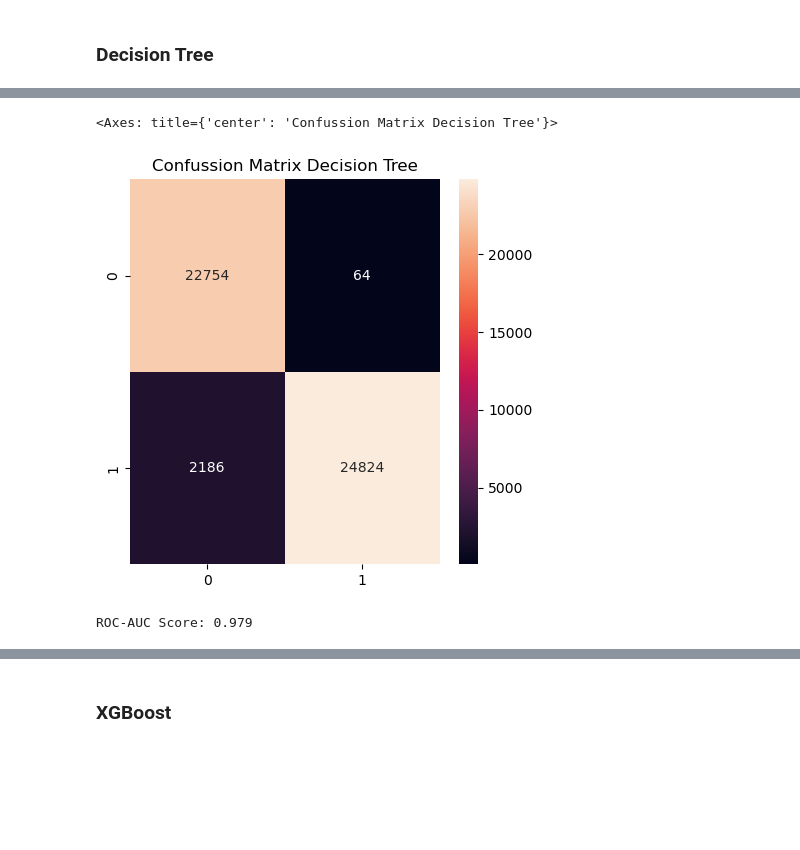
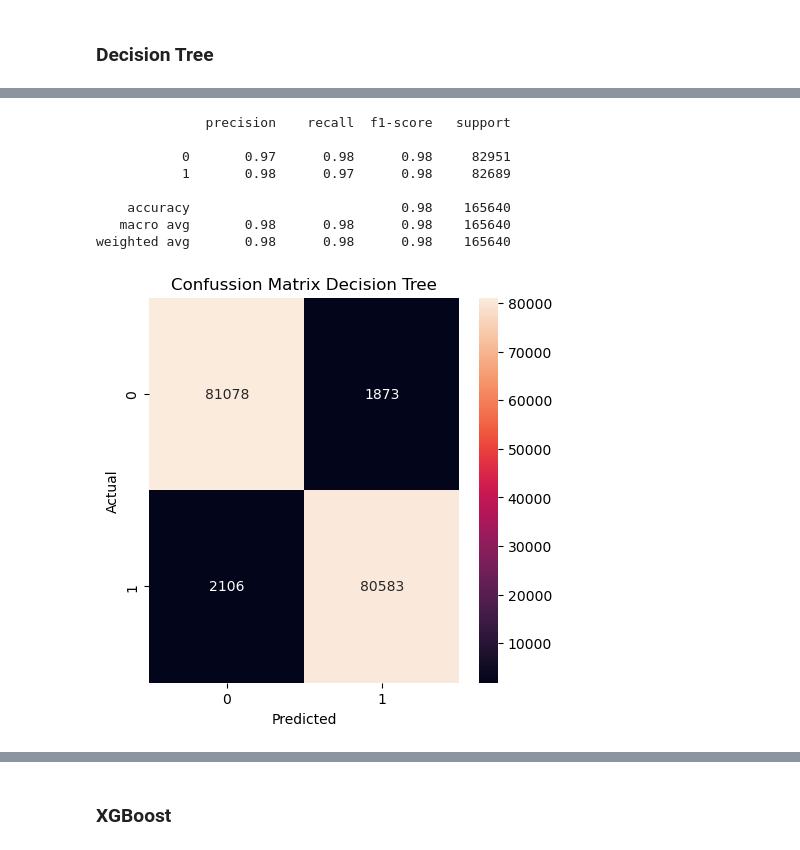
Before and after one commit to HafiizhTH/credit-risk-prediction, a Jupyter notebook: Model.ipynb, the cells around one changed output, grey strips where cells are left out. Drawn from its saved outputs; the diff is of its cells as text; code cells hidden in the pictures; blank space fills up the shorter version.

```diff
--- a/Model.ipynb
+++ b/Model.ipynb
@@ -626,6 +656,6 @@ Deskripsi:
 ### Logistic Regression
 # %%
 # Logistic Regression Model
-LR = LogisticRegression(max_iter=50)
-LR.fit(X_train, y_train)
+lr = LogisticRegression()
+lr.fit(X_train, y_train)
 # %% [output]
@@ -700,14 +707,6 @@ Standard Deviation: 0.0026127254017404254
 # %% [markdown]
 ### Random Forest
 # %%
-RF = RandomForestClassifier(max_depth=10, n_estimators=50)
-RF.fit(X_train, y_train)
-
-# Predicting
-y_pred_RF = RF.predict(X_test)
-
-# Classification report
-target_names = ['bad loan', 'good loan']
-print('Classification_Report:')
-print(classification_report(y_test, y_pred_RF, digits=3, target_names = target_names))
+rf = RandomForestClassifier(random_state=10)
+rf.fit(X_train, y_train)
 # %% [output]
@@ -783,14 +759,6 @@ Standard Deviation: 0.0009815900083582326
 ### Decision Tree
 # %%
 # Decision Tree Training Model After Oversampling
-DT = DecisionTreeClassifier(max_depth=10)
-DT.fit(X_train, y_train)
-
-#predicting
-y_pred_DT = DT.predict(X_test)
-
-#classification report
-target_names = ['bad loan', 'good loan']
-print('Classification_Report:')
-print(classification_report(y_test, y_pred_DT, digits=3, target_names = target_names))
+dt = DecisionTreeClassifier(random_state=10)
+dt.fit(X_train, y_train)
 # %% [output]
@@ -805,0 +766,6 @@ weighted avg      0.958     0.955     0.955     49828
+# %%
+#predicting
+y_train_pred = dt.predict(X_train)
+y_test_pred = dt.predict(X_test)
+
+evaluate_model(dt, [y_train_pred, y_test_pred], X_train, y_train, X_test, y_test)
@@ -806,21 +786,24 @@ weighted avg      0.958     0.955     0.955     49828
+# %%
+# Classification Report
+print(classification_report(y_test, y_test_pred))
+# %% [output]
+              precision    recall  f1-score   support
+
+           0       0.97      0.98      0.98     82951
+           1       0.98      0.97      0.98     82689
+
+    accuracy                           0.98    165640
+   macro avg       0.98      0.98      0.98    165640
+weighted avg       0.98      0.98      0.98    165640
 # %%
-# confussion matrix Decision Tree
+# confussion matrix
+matrix_dt = confusion_matrix(y_test, y_test_pred)
 
-matrix_DT = confusion_matrix(y_pred_DT, y_test)
 plt.figure(figsize=(5, 5))
+sns.heatmap(matrix_dt, annot = True, fmt='d')
 plt.title('Confussion Matrix Decision Tree')
-sns.heatmap(matrix_DT, annot = True, fmt='d')
+plt.xlabel('Predicted')
+plt.ylabel('Actual')
+plt.show()
 # %% [output]
-<Axes: title={'center': 'Confussion Matrix Decision Tree'}>
-[figure, old version]
+[figure, new version]
-# %%
-# Predict probabilities for the positive class
-y_prob_DT = DT.predict_proba(X_test)[:, 1]
-
-# Calculate ROC-AUC score
-roc_auc_DT = roc_auc_score(y_test, y_prob_DT)
-
-# Print ROC-AUC score
-print(f'ROC-AUC Score: {roc_auc_DT:.3f}')
-# %% [output]
-ROC-AUC Score: 0.979
```
Also changed, not shown: parts of 40 cells of this notebook.
